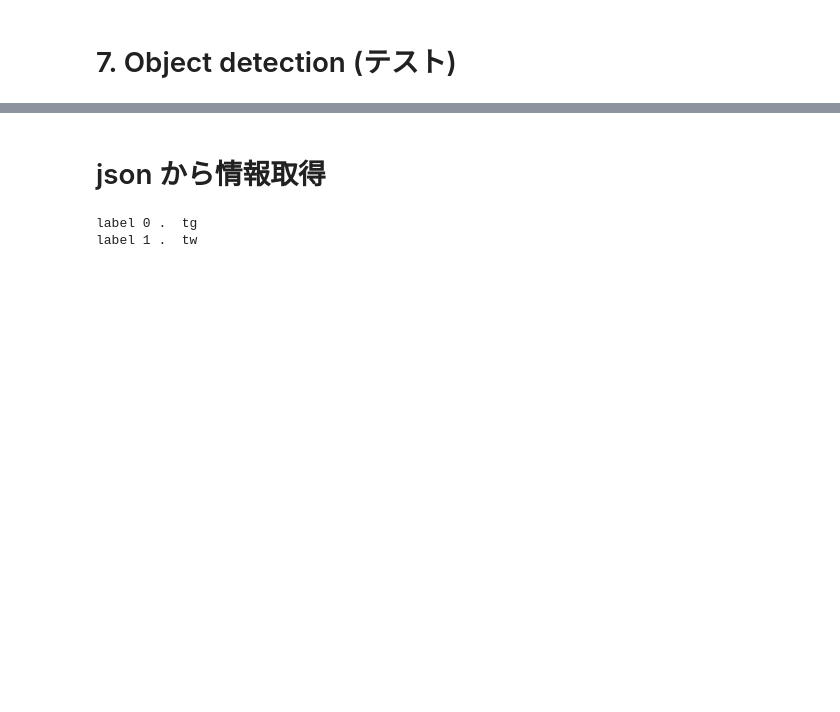
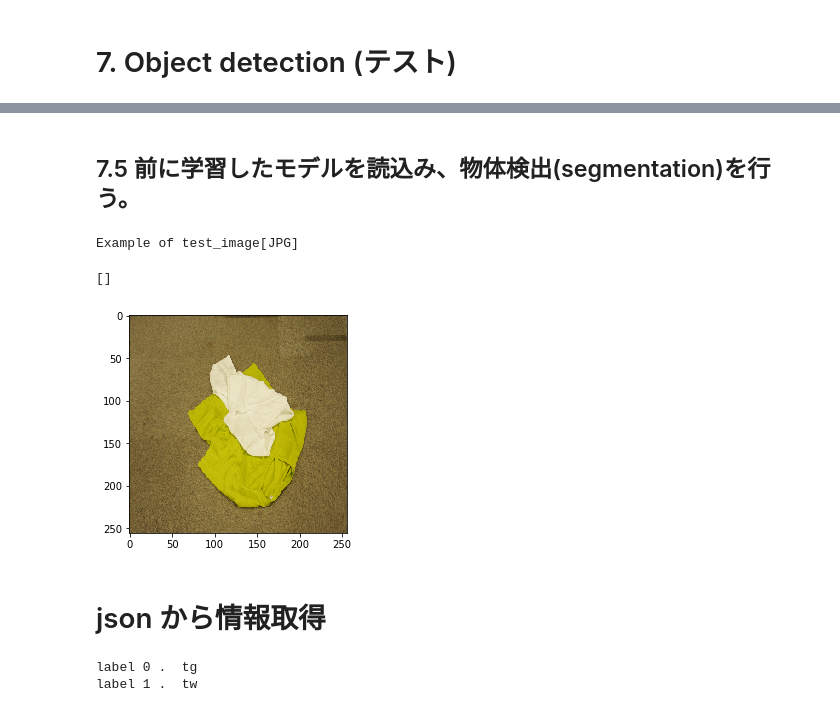
Before and after one commit to panchoooon/code_MaskR-CNN, a Jupyter notebook: cloth_detection.ipynb, the cells around one changed output, grey strips where cells are left out. Cells and saved outputs as stored; diff of their text form; code cells hidden in the pictures; blank space fills up the shorter version.

```diff
--- a/cloth_detection.ipynb
+++ b/cloth_detection.ipynb
@@ -436,3 +706,47 @@ NameError: name 'model' is not defined
+# %% [markdown]
+## 7.5 前に学習したモデルを読込み、物体検出(segmentation)を行う。
+# %%
+#Read test images  and resize them into (256,256)
+
+#画像データはarray型にする。
+import cv2
+
+#pngデータ
+image_num = 10
+test_images = []
+
+
+size_tmp = 256, 256
+
+
+#Resize to (256,256)
+
+
+for i in range(image_num):
+    try:
+        #画像読込
+        img_name = "./test_image/" + "test" + str(i+1) + ".JPG"
+        img = cv2.imread(img_name)
+        img = cv2.resize(img,(256,256))
+        test_images.append(img)
+
+    except:
+        print("Error. No such file or directory: " + img_name)
+
+
+
+
+dataset_train = np.array(images)
+
+print("Example of test_image[JPG]")
+test_img = test_images[1]
+plt.imshow(img[:,:,::-1])
+plt.plot()
+#print("(データ数, H, W, RGBの3) = ", dataset_train.shapes
+# %% [output]
+Example of test_image[JPG]
+[]
+[figure, added]
 # %%
 #テスト用imageを取得
 
```
Also changed, not shown: parts of 20 cells of this notebook.
